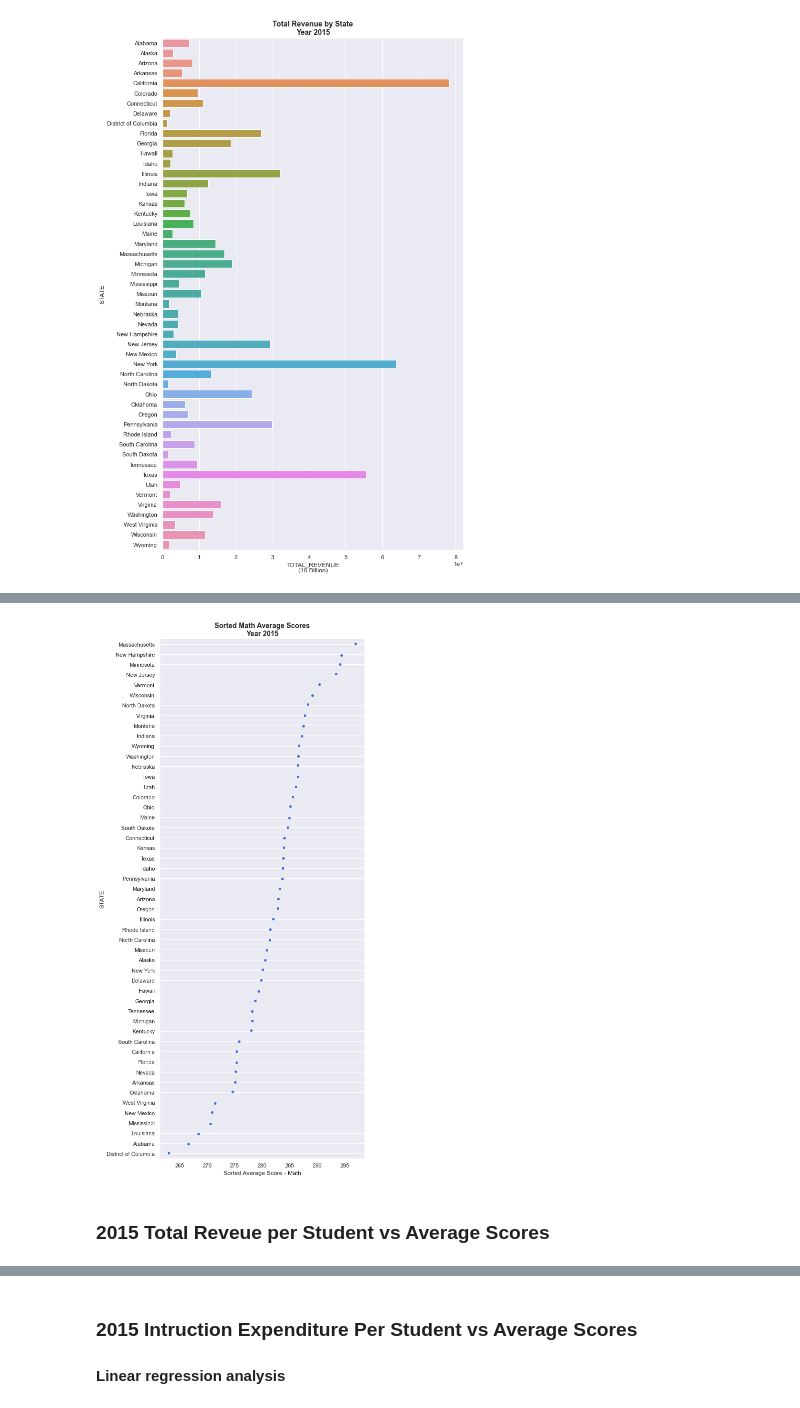
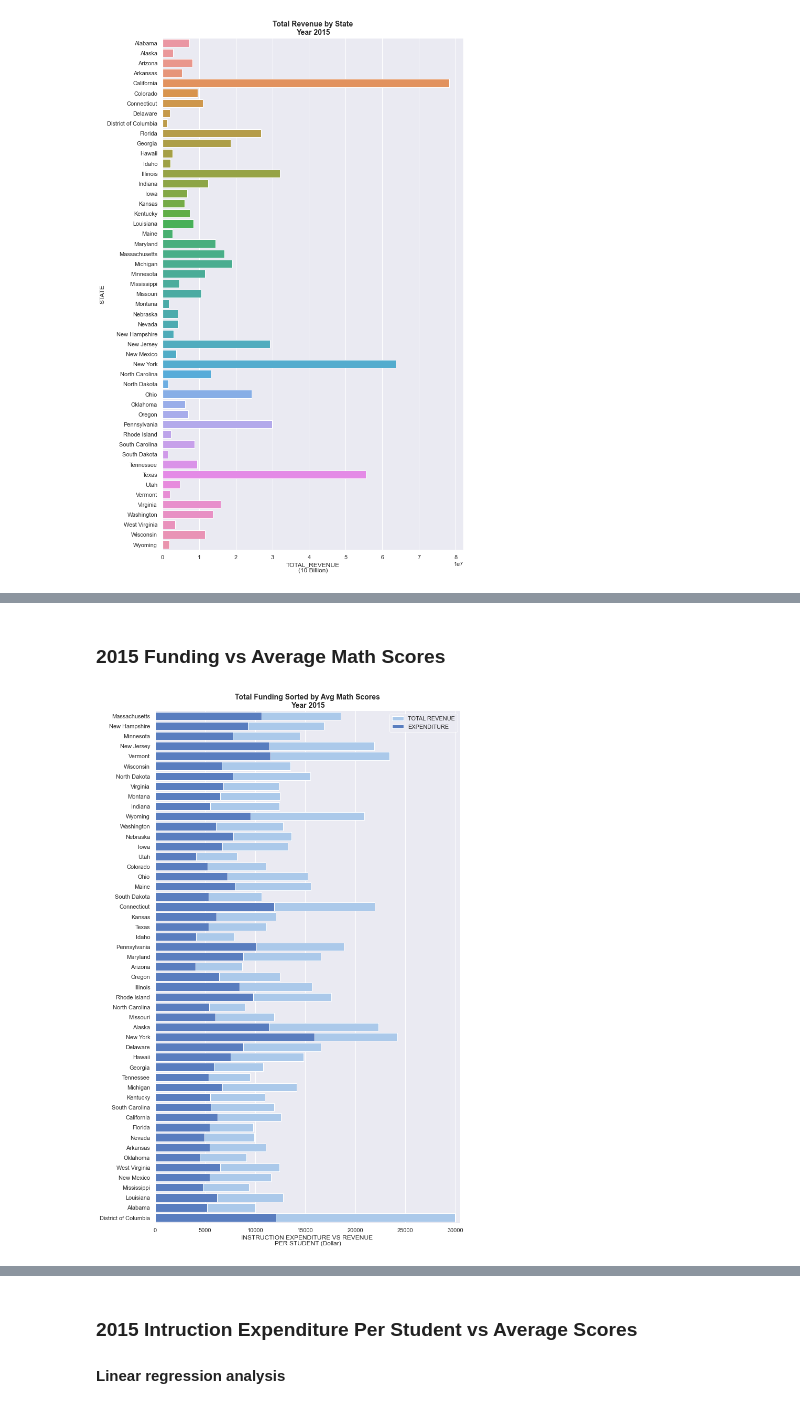
Before and after one commit to trangbt278/education, a Jupyter notebook: Student_Performance_vs_Funding.ipynb, the cells around one changed output, grey strips where cells are left out. Drawn from its saved outputs; the diff is of its cells as text; code cells hidden in the pictures.

```diff
--- a/Student_Performance_vs_Funding.ipynb
+++ b/Student_Performance_vs_Funding.ipynb
@@ -253,16 +209,33 @@ plt.savefig("Output_images/Rev_Exp_Math_AvgScore.png.png")
-# %%
-# Sorted by 8th grade Math avg score
-sns.set_theme(color_codes = True)
-ax_math = sns.catplot(x ="AVG_SCORE", y = "STATE", data = sort_8th_math, color = "royalblue",
-                      height = 15, aspect = 0.5)
-plt.grid(which = "both", ls = "-")
-
-ax_math.set_xlabels("Sorted Average Score - Math", fontsize = 12)
-plt.title("Sorted Math Average Scores\nYear 2015",
-          fontsize = 14, fontweight = "bold")
-
-plt.savefig("Output_images/AvgScore_Math_Sort.png")
-# %% [output]
-[figure, removed]
-# %% [markdown]
-### 2015 Total Reveue per Student vs Average Scores
+# %% [markdown]
+### 2015 Funding vs Average Math Scores
+# %%
+# Total revenue vs Instruction expenditure per student
+# Sorted by 8th grade Math avg score
+
+year_2015_8th_math = year_2015[(year_2015['TEST_YEAR'] == 8) & (year_2015['TEST_SUBJECT'] == "Mathematics")]
+sort_8th_math = year_2015_8th_math.sort_values("AVG_SCORE", ascending = False)
+
+f, ax = plt.subplots(figsize = (10, 15))
+
+sns.set_color_codes("pastel")
+ax = sns.barplot(x = "TOTAL_REV_PER_STUDENT", y = "STATE",
+                 label = "TOTAL REVENUE", data = sort_8th_math, color = "b", ax = ax)
+
+sns.set_color_codes("muted")
+ax = sns.barplot(x = "INSTRUCTION_EXPENDITURE_PER_STUDENT", y = "STATE",
+                 label = "EXPENDITURE", data = sort_8th_math, color = "b", ax = ax)
+
+handles, labels = ax.get_legend_handles_labels()
+
+ax.legend(ncol = 1, loc = "upper right", frameon = True, edgecolor = "w")
+ax.set(xlim = (0, 30500), ylabel = "",
+       xlabel = "INSTRUCTION EXPENDITURE VS REVENUE \nPER STUDENT (Dollar)")
+plt.title("Total Funding Sorted by Avg Math Scores\nYear 2015",
+          fontsize = 14, fontweight = "bold")
+
+sns.despine(bottom = True)
+plt.tight_layout(h_pad = 1)
+
+plt.savefig("Output_images/Rev_Exp_Math_AvgScore.png.png")
+# %% [output]
+[figure, added]
```
Also changed, not shown: parts of 22 cells of this notebook, 11 other files.
